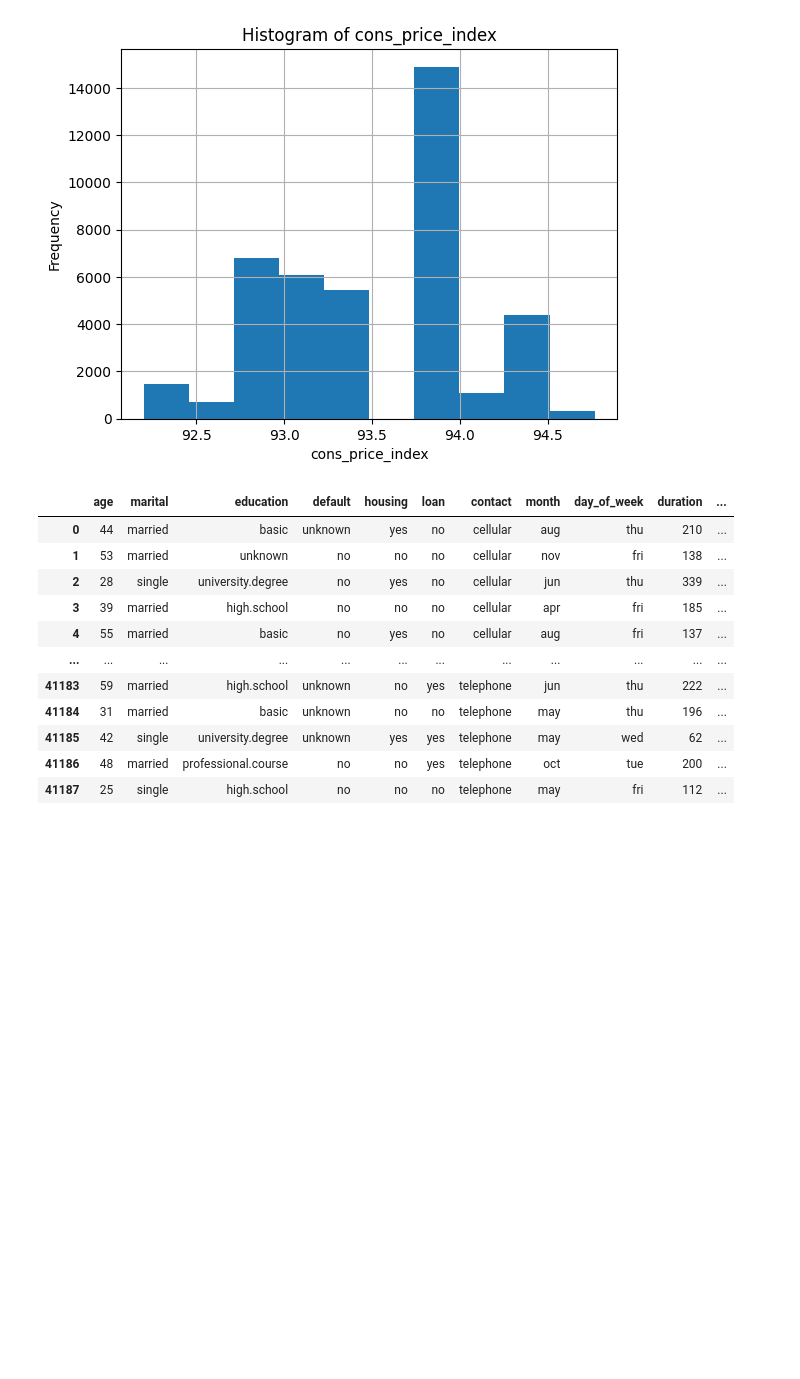
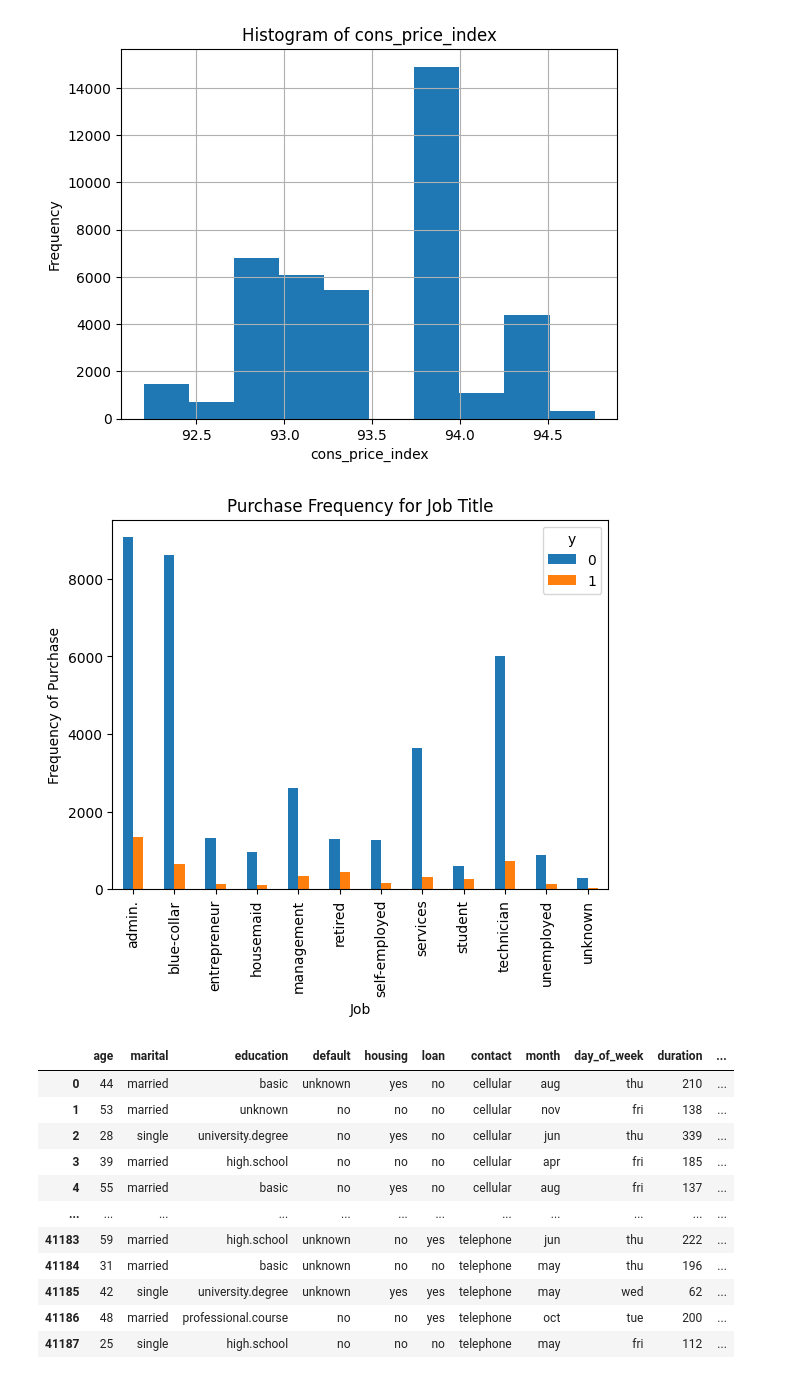
Before and after one commit to MrBigJupiter/LogisticRegression_Sandbox, a Jupyter notebook: log_prac.ipynb, the cells around one changed output. Drawn from its saved outputs; the diff is of its cells as text; code cells hidden in the pictures; blank space fills up the shorter version.

```diff
--- a/log_prac.ipynb
+++ b/log_prac.ipynb
@@ -164,6 +164,14 @@ plt.ylabel('Frequency')
 plt.savefig('hist_cons_price_index')
 # %% [output]
 [figure]
+# %%
+pd.crosstab(df.job,df.y).plot(kind='bar')
+plt.title('Purchase Frequency for Job Title')
+plt.xlabel('Job')
+plt.ylabel('Frequency of Purchase')
+plt.savefig('purchase_fre_job')
+# %% [output]
+[figure, added]
 # %%
 job_dummy_list = pd.get_dummies(df['job'])
 df = df.join(job_dummy_list)
```
Also changed, not shown: 1 other file.
